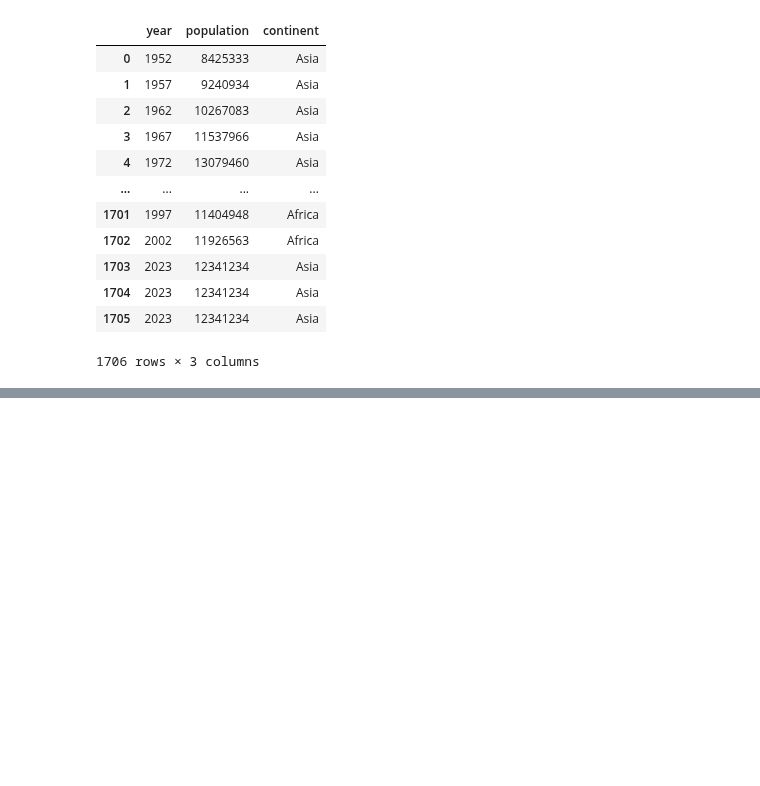
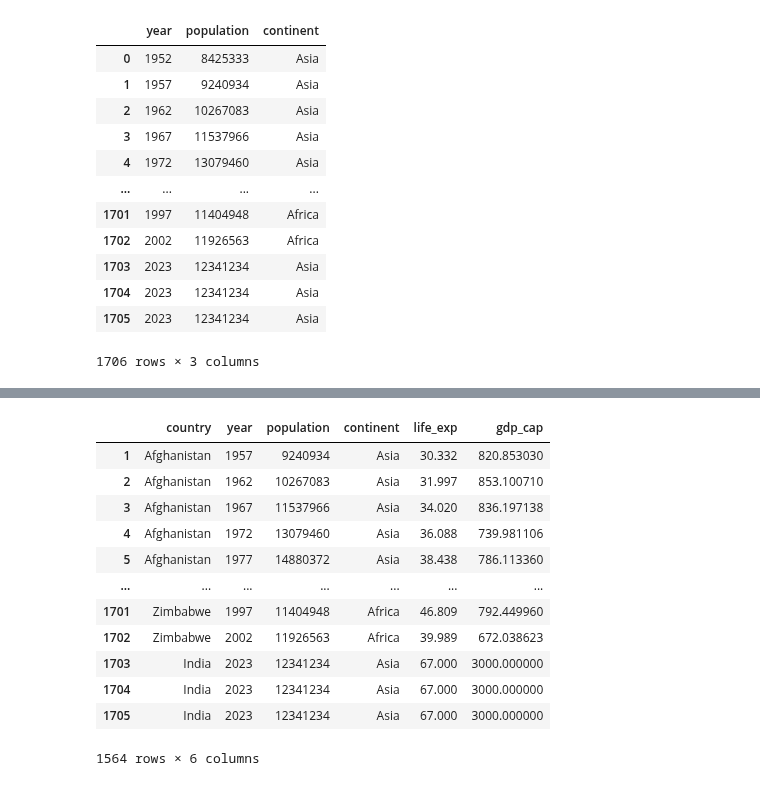
Before and after one commit to jeeet0700/Pandas, a Jupyter notebook: Panda_interview_prep.ipynb, the cells around one changed output, grey strips where cells are left out. Drawn from its saved outputs; the diff is of its cells as text; code cells hidden in the pictures; blank space fills up the shorter version.

```diff
--- a/Panda_interview_prep.ipynb
+++ b/Panda_interview_prep.ipynb
@@ -1024,0 +1061,16 @@ df.loc[:,'year':'continent']
+# %%
+df.loc[df.duplicated(subset=['country'])]
+# %% [output]
+|  | country | year | population | continent | life_exp | gdp_cap |
+| 1 | Afghanistan | 1957 | 9240934 | Asia | 30.332 | 820.853030 |
+| 2 | Afghanistan | 1962 | 10267083 | Asia | 31.997 | 853.100710 |
+| 3 | Afghanistan | 1967 | 11537966 | Asia | 34.020 | 836.197138 |
+| 4 | Afghanistan | 1972 | 13079460 | Asia | 36.088 | 739.981106 |
+| 5 | Afghanistan | 1977 | 14880372 | Asia | 38.438 | 786.113360 |
+| ... | ... | ... | ... | ... | ... | ... |
+| 1701 | Zimbabwe | 1997 | 11404948 | Africa | 46.809 | 792.449960 |
+| 1702 | Zimbabwe | 2002 | 11926563 | Africa | 39.989 | 672.038623 |
+| 1703 | India | 2023 | 12341234 | Asia | 67.000 | 3000.000000 |
+| 1704 | India | 2023 | 12341234 | Asia | 67.000 | 3000.000000 |
+| 1705 | India | 2023 | 12341234 | Asia | 67.000 | 3000.000000 |
+1564 rows × 6 columns
```
Also changed, not shown: parts of 20 cells of this notebook.
